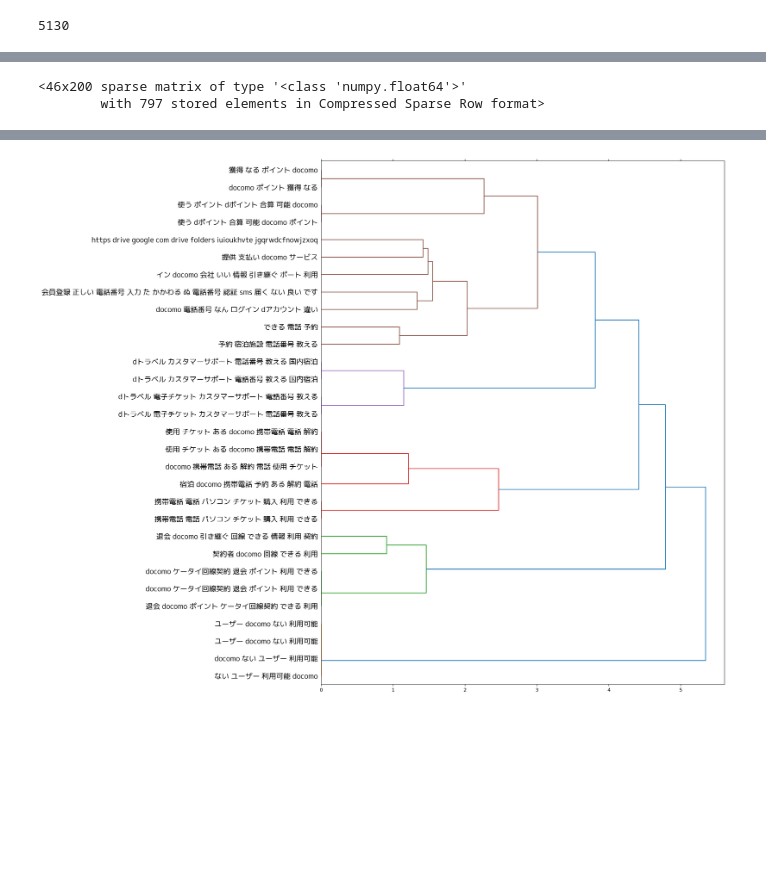
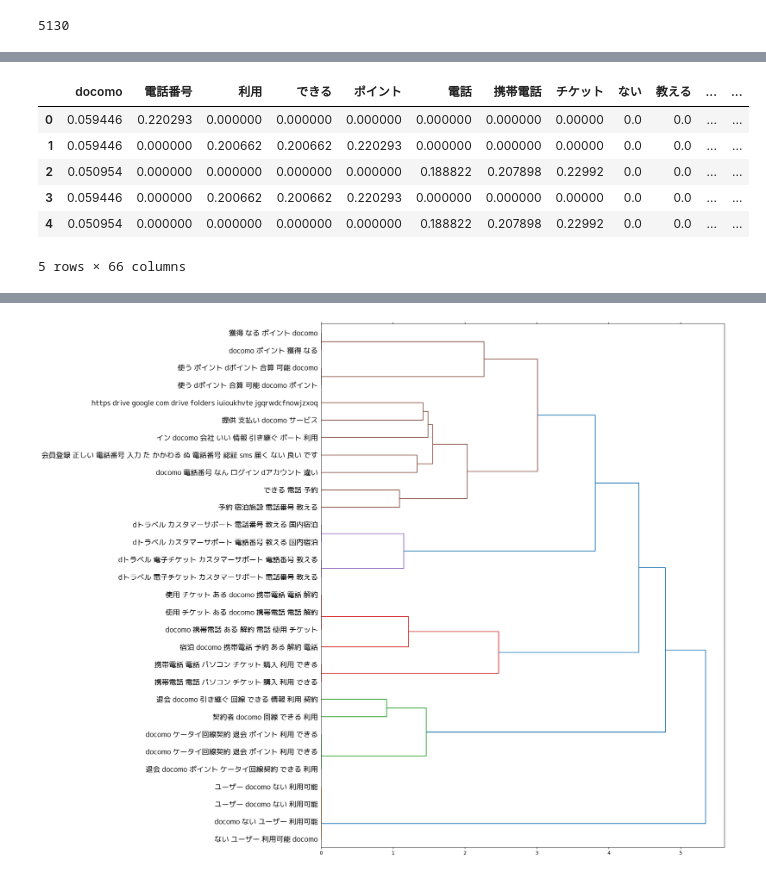
Before and after one commit to Iftekhar-mobin/AI-system, a Jupyter notebook: visualizer/dendogram_HCR.ipynb, the cells around one changed output, grey strips where cells are left out. Saved outputs shown, nothing was run; the diff lists cells and outputs as text; code cells hidden in the pictures; blank space fills up the shorter version.

```diff
--- a/visualizer/dendogram_HCR.ipynb
+++ b/visualizer/dendogram_HCR.ipynb
@@ -114,6 +112,16 @@ for token in word_tf_values.keys():
         tf_idf_score = tf_sentence * word_idf_values[token]
         tfidf_sentences.append(tf_idf_score)
     tfidf_values[token] = tfidf_sentences
+# %%
+df_tfidf.head()
+# %% [output]
+|  | docomo | 電話番号 | 利用 | できる | ポイント | 電話 | 携帯電話 | チケット | ない | 教える | ... | ... |
+| 0 | 0.059446 | 0.220293 | 0.000000 | 0.000000 | 0.000000 | 0.000000 | 0.000000 | 0.00000 | 0.0 | 0.0 | ... | ... |
+| 1 | 0.059446 | 0.000000 | 0.200662 | 0.200662 | 0.220293 | 0.000000 | 0.000000 | 0.00000 | 0.0 | 0.0 | ... | ... |
+| 2 | 0.050954 | 0.000000 | 0.000000 | 0.000000 | 0.000000 | 0.188822 | 0.207898 | 0.22992 | 0.0 | 0.0 | ... | ... |
+| 3 | 0.059446 | 0.000000 | 0.200662 | 0.200662 | 0.220293 | 0.000000 | 0.000000 | 0.00000 | 0.0 | 0.0 | ... | ... |
+| 4 | 0.050954 | 0.000000 | 0.000000 | 0.000000 | 0.000000 | 0.188822 | 0.207898 | 0.22992 | 0.0 | 0.0 | ... | ... |
+5 rows × 66 columns
 # %%
 df_tfidf = pd.DataFrame(tfidf_values)
 
@@ -122,8 +130,3 @@ tfidf_matrix = np.asarray(df_tfidf)
 from scipy.sparse import csr_matrix
 
 matrix = csr_matrix(tfidf_matrix)
-# %%
-matrix
-# %% [output]
-<46x200 sparse matrix of type '<class 'numpy.float64'>'
-        with 797 stored elements in Compressed Sparse Row format>
```
Also changed, not shown: parts of 4 cells of this notebook, 13 other files.
